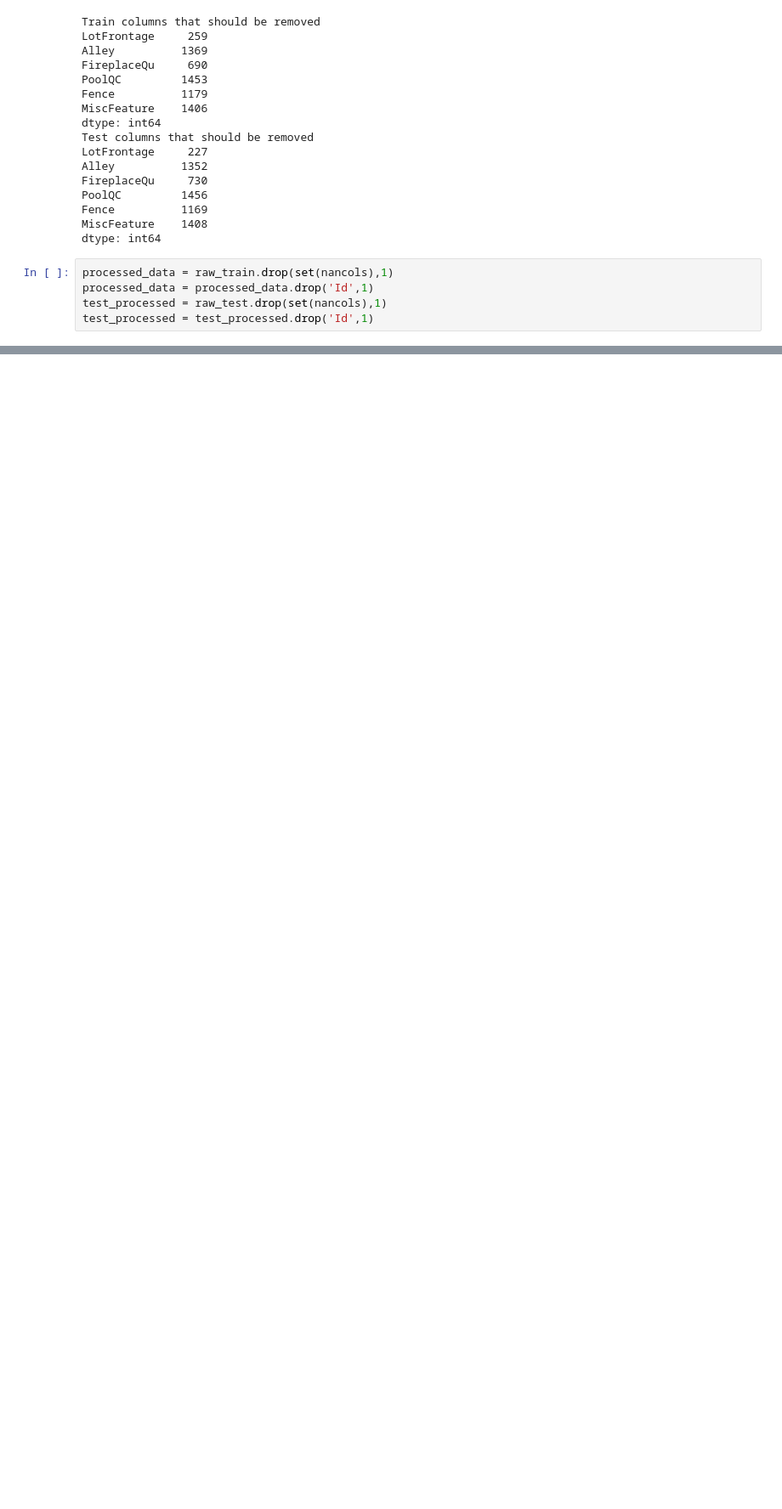
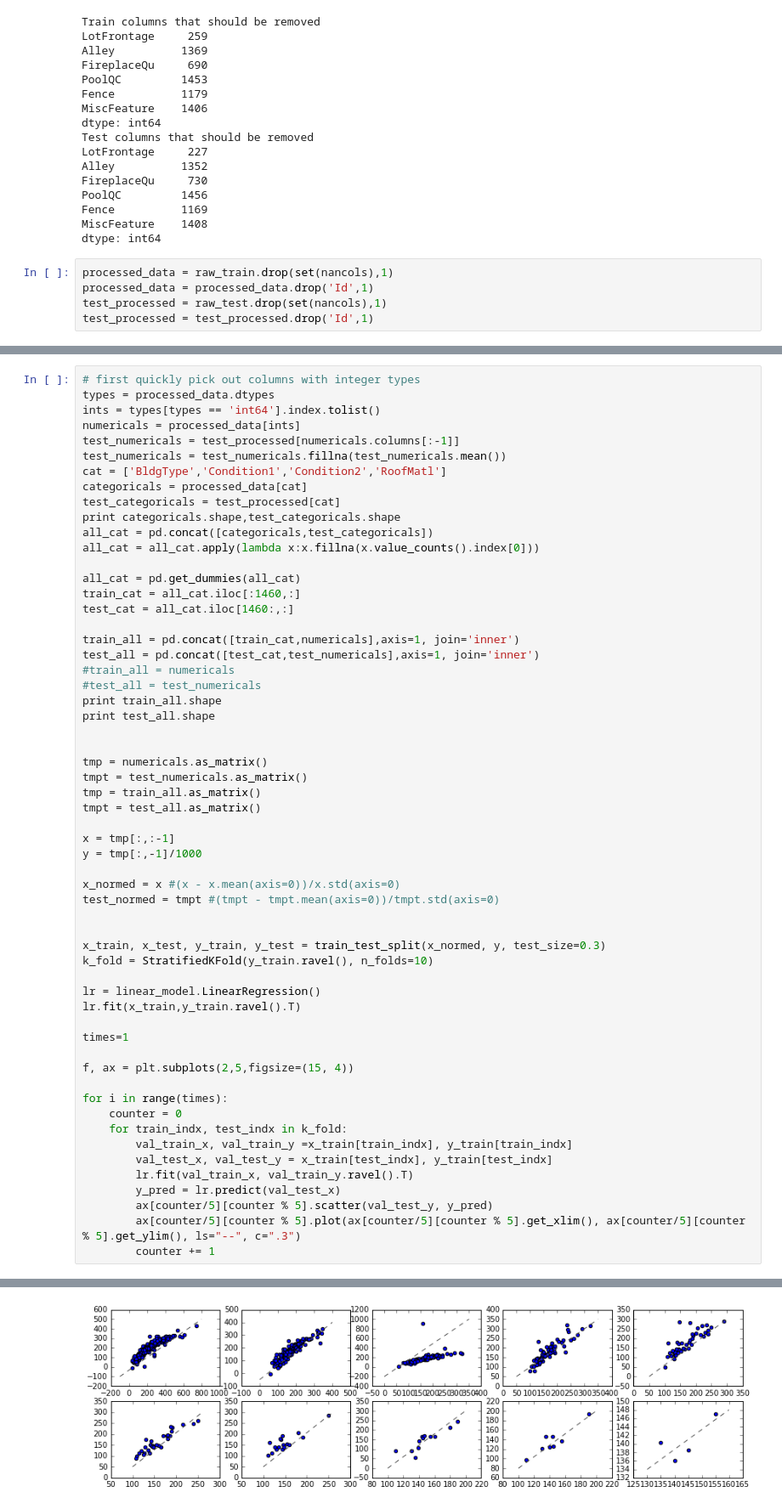
Before and after one commit to jla2689/House-Price, a Jupyter notebook: Housing_Price_yl.ipynb, the cells around one changed output, grey strips where cells are left out. Shown at 85% size. Cells and saved outputs as stored; diff of their text form; blank space fills up the shorter version.

```diff
--- a/Housing_Price_yl.ipynb
+++ b/Housing_Price_yl.ipynb
@@ -105,0 +70,59 @@ print test_normed
+# %%
+# first quickly pick out columns with integer types
+types = processed_data.dtypes
+ints = types[types == 'int64'].index.tolist()
+numericals = processed_data[ints]
+test_numericals = test_processed[numericals.columns[:-1]]
+test_numericals = test_numericals.fillna(test_numericals.mean())
+cat = ['BldgType','Condition1','Condition2','RoofMatl']
+categoricals = processed_data[cat]
+test_categoricals = test_processed[cat]
+print categoricals.shape,test_categoricals.shape
+all_cat = pd.concat([categoricals,test_categoricals])
+all_cat = all_cat.apply(lambda x:x.fillna(x.value_counts().index[0]))
+
+all_cat = pd.get_dummies(all_cat)
+train_cat = all_cat.iloc[:1460,:]
+test_cat = all_cat.iloc[1460:,:]
+
+train_all = pd.concat([train_cat,numericals],axis=1, join='inner')
+test_all = pd.concat([test_cat,test_numericals],axis=1, join='inner')
+#train_all = numericals
+#test_all = test_numericals
+print train_all.shape
+print test_all.shape
+
+
+tmp = numericals.as_matrix()
+tmpt = test_numericals.as_matrix()
+tmp = train_all.as_matrix()
+tmpt = test_all.as_matrix()
+
+x = tmp[:,:-1]
+y = tmp[:,-1]/1000
+
+x_normed = x #(x - x.mean(axis=0))/x.std(axis=0)
+test_normed = tmpt #(tmpt - tmpt.mean(axis=0))/tmpt.std(axis=0)
+
+
+x_train, x_test, y_train, y_test = train_test_split(x_normed, y, test_size=0.3)
+k_fold = StratifiedKFold(y_train.ravel(), n_folds=10)
+
+lr = linear_model.LinearRegression()
+lr.fit(x_train,y_train.ravel().T)
+
+times=1
+
+f, ax = plt.subplots(2,5,figsize=(15, 4))
+
+for i in range(times):
+    counter = 0
+    for train_indx, test_indx in k_fold:
+        val_train_x, val_train_y =x_train[train_indx], y_train[train_indx]
+        val_test_x, val_test_y = x_train[test_indx], y_train[test_indx]
+        lr.fit(val_train_x, val_train_y.ravel().T)
+        y_pred = lr.predict(val_test_x)
+        ax[counter/5][counter % 5].scatter(val_test_y, y_pred)
+        ax[counter/5][counter % 5].plot(ax[counter/5][counter % 5].get_xlim(), ax[counter/5][counter % 5].get_ylim(), ls="--", c=".3")
+        counter += 1
+# %% [output]
@@ -106 +132,2 @@ print test_normed
+[figure, added]
 # %%
```
Also changed, not shown: parts of 14 cells of this notebook, 1 other file.
